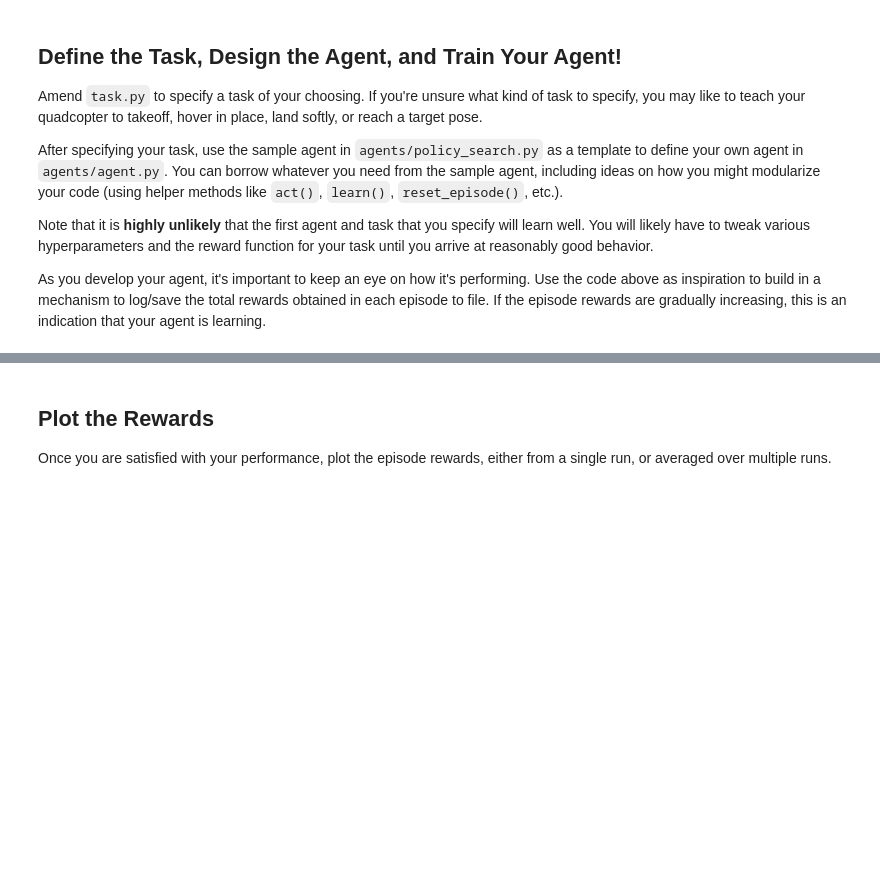
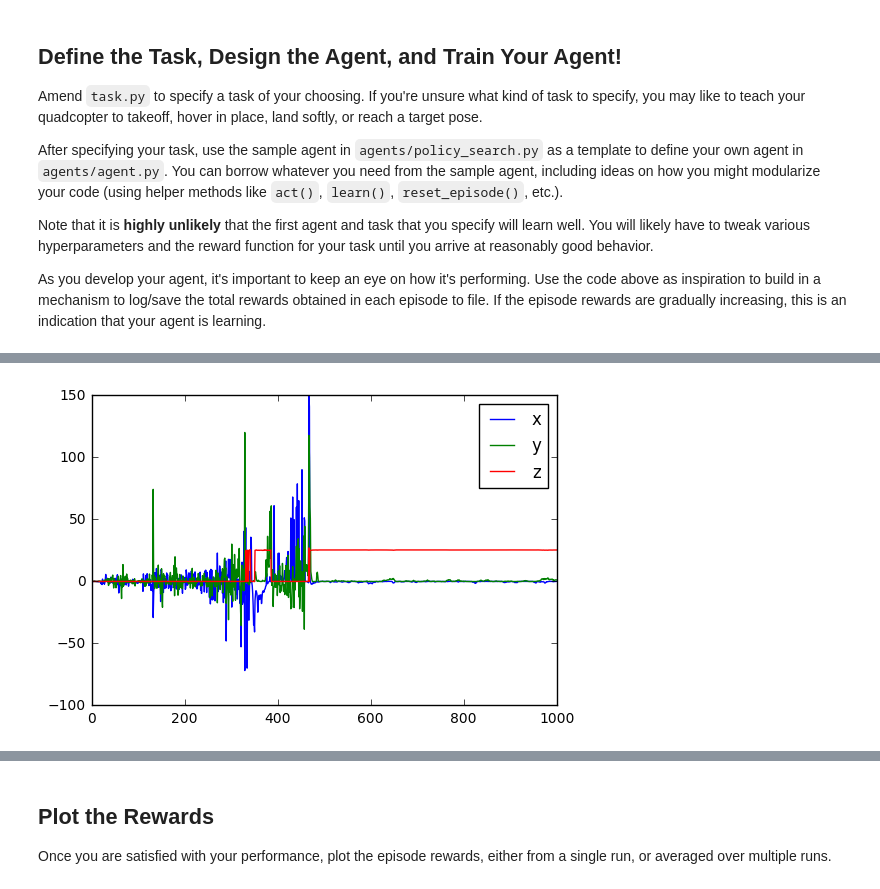
Before and after one commit to dapengAtGoGuardian/quadcopter, a Jupyter notebook: Quadcopter_Project.ipynb, the cells around one changed output, grey strips where cells are left out. Saved outputs shown, nothing was run; the diff lists cells and outputs as text; code cells hidden in the pictures; blank space fills up the shorter version.

```diff
--- a/Quadcopter_Project.ipynb
+++ b/Quadcopter_Project.ipynb
@@ -245,0 +294,14 @@ qmaxs, zs = agent.main(task, epochs=500, max_steps=256)
+# %%
+import matplotlib.pyplot as plt
+%matplotlib inline
+x,y,z, a,b,c = zip(*zs)
+plt.plot(x, label='x')
+plt.plot(y, label='y')
+plt.plot(z, label='z')
+#plt.plot(a, label='a')
+#plt.plot(b, label='b')
+#plt.plot(c, label='c')
+plt.legend()
+_ = plt.ylim()
+# %% [output]
+[figure, added]
```
Also changed, not shown: parts of 9 cells of this notebook, 2 other files.
